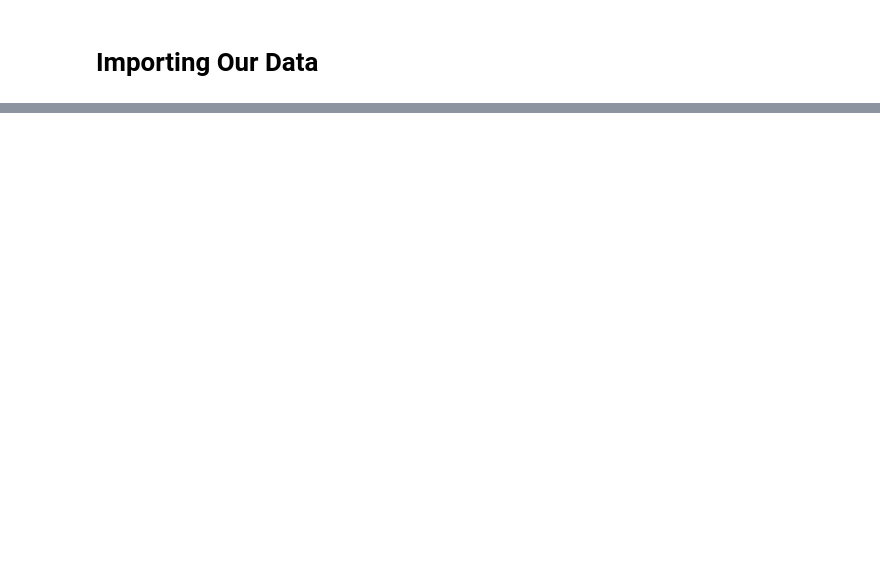
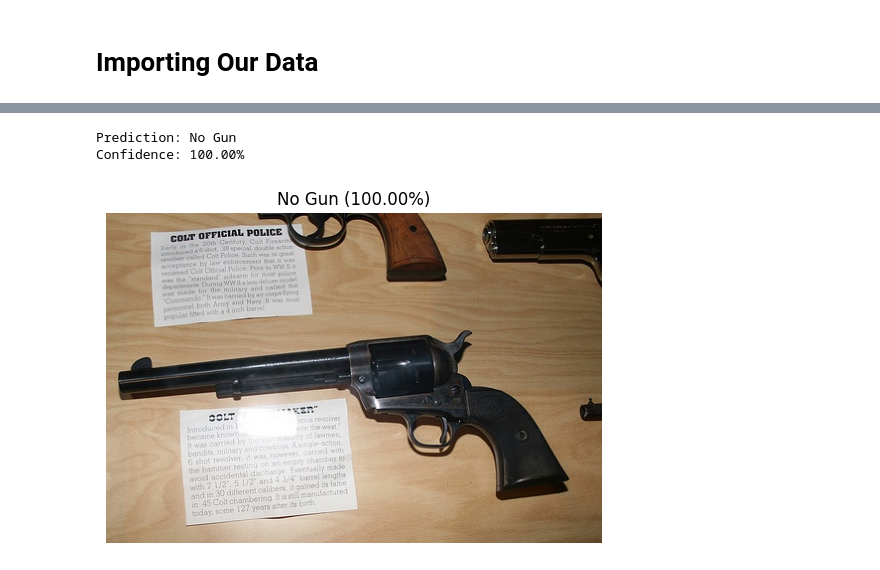
Before and after one commit to Khuzaima-Coding/Deep-Learning-Assignments, a Jupyter notebook: Gun Detection(binary classification)-CNN.ipynb, the cells around one changed output, grey strips where cells are left out. Saved outputs shown, nothing was run; the diff lists cells and outputs as text; code cells hidden in the pictures; blank space fills up the shorter version.

```diff
--- a/Gun Detection(binary classification)-CNN.ipynb
+++ b/Gun Detection(binary classification)-CNN.ipynb
@@ -35,0 +601,41 @@ os.listdir(path)
+# %%
+#Testing Individual Images
+from tensorflow.keras.utils import load_img, img_to_array
+import numpy as np
+import matplotlib.pyplot as plt
+
+def predict_image(image_path):
+    image = load_img(image_path, target_size=(128, 128))
+    image_array = img_to_array(image) / 255.0
+    image_array = np.expand_dims(image_array, axis=0)
+
+    probability = model.predict(image_array, verbose=0)[0][0]
+
+    if probability >= 0.5:
+        prediction = "No Gun"
+        confidence = probability
+    else:
+        prediction = "Gun"
+        confidence = 1 - probability
+
+    print("Prediction:", prediction)
+    print("Confidence:", f"{confidence * 100:.2f}%")
+
+    plt.imshow(load_img(image_path))
+    plt.title(f"{prediction} ({confidence * 100:.2f}%)")
+    plt.axis("off")
+    plt.show()
+# %%
+#For Gun Image
+import os
+
+gun_test_image = os.path.join(
+    gun_path,
+    os.listdir(gun_path)[8]
+)
+
+predict_image(gun_test_image)
+# %% [output]
+Prediction: No Gun
+Confidence: 100.00%
+[figure, added]
```
Also changed, not shown: parts of 47 cells of this notebook.
